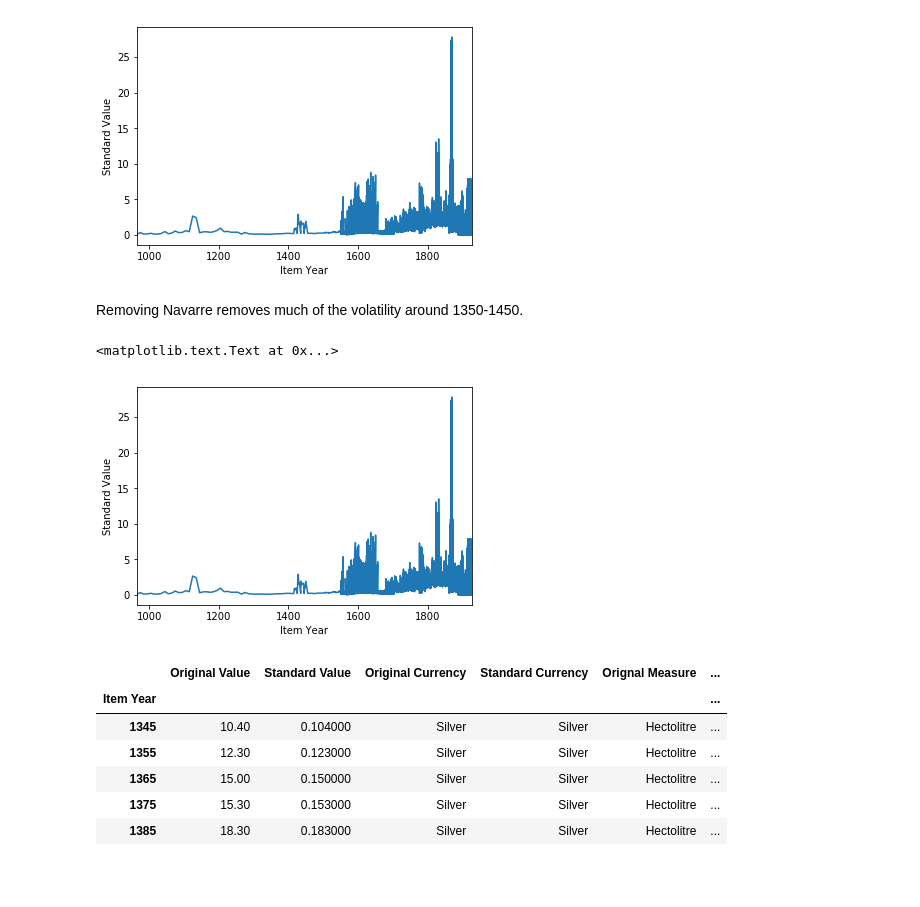
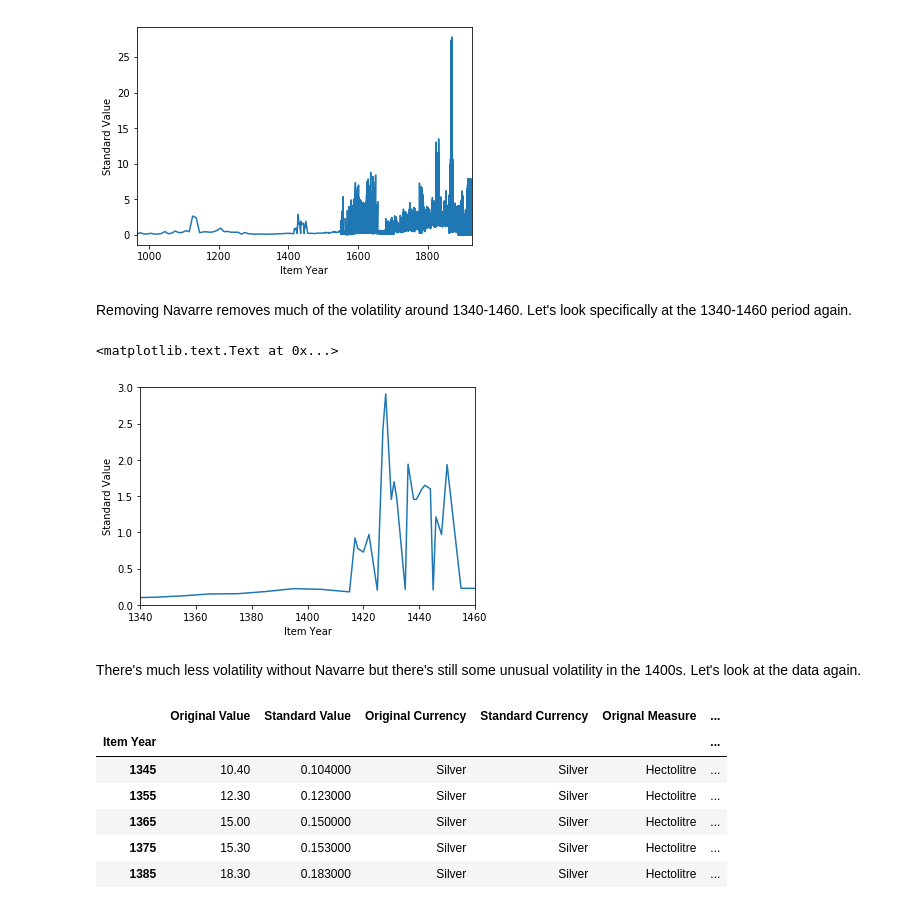
Before and after one commit to RileyKin/Kaggle-Allen-Unger-Global-Commodity-Prices, a Jupyter notebook: Global Commodity Prices.ipynb, the cells around one changed output. Drawn from its saved outputs; the diff is of its cells as text; code cells hidden in the pictures; blank space fills up the shorter version.

```diff
--- a/Global Commodity Prices.ipynb
+++ b/Global Commodity Prices.ipynb
@@ -182,15 +208,19 @@ plt.ylabel('Standard Value')
 <matplotlib.text.Text at 0x...>
 [figure]
 # %% [markdown]
-Removing Navarre removes much of the volatility around 1350-1450.
+Removing Navarre removes much of the volatility around 1340-1460. Let's look specifically at the 1340-1460 period again.
 # %%
+#removing Navarre from the data and focusing on the specific period.
 rice_dataframe[rice_dataframe.Location != "Navarre"]['Standard Value'].plot()
+axes = plt.gca()
 axes.set_xlim([1340,1460])
 axes.set_ylim([0,3])
 plt.ylabel('Standard Value')
 # %% [output]
 <matplotlib.text.Text at 0x...>
-[figure, old version]
+[figure, new version]
+# %% [markdown]
+There's much less volatility without Navarre but there's still some unusual volatility in the 1400s. Let's look at the data again.
 # %%
 rice_dataframe_middle_ages[rice_dataframe_middle_ages.Location != "Navarre"]
 # %% [output]
```
Also changed, not shown: parts of 142 cells of this notebook.
